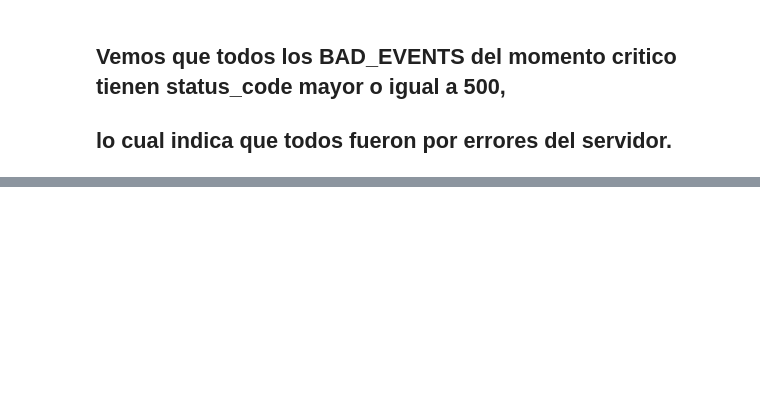
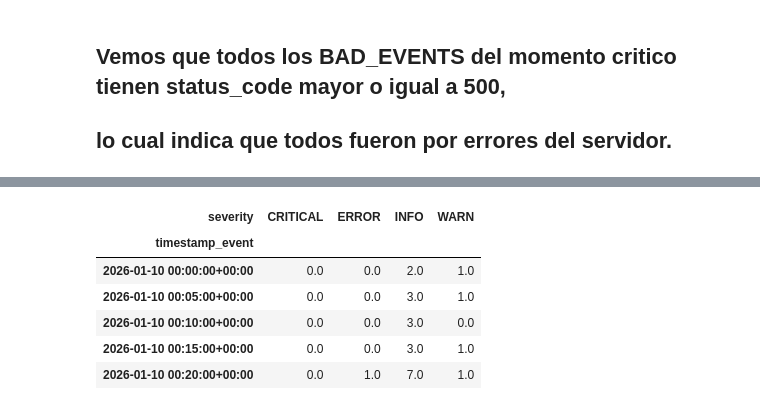
Before and after one commit to CarlosScura/Interpretacion-de-Logs, a Jupyter notebook: interpretacion_logs.ipynb, the cells around one changed output, grey strips where cells are left out. Cells and saved outputs as stored; diff of their text form; code cells hidden in the pictures; blank space fills up the shorter version.

```diff
--- a/interpretacion_logs.ipynb
+++ b/interpretacion_logs.ipynb
@@ -287,0 +374,11 @@ Name: count, dtype: int64
+# %%
+graf1 = graf1.unstack('severity').fillna(0)
+graf1.head()
+# %% [output]
+| severity | CRITICAL | ERROR | INFO | WARN |
+| timestamp_event |  |  |  |  |
+| 2026-01-10 00:00:00+00:00 | 0.0 | 0.0 | 2.0 | 1.0 |
+| 2026-01-10 00:05:00+00:00 | 0.0 | 0.0 | 3.0 | 1.0 |
+| 2026-01-10 00:10:00+00:00 | 0.0 | 0.0 | 3.0 | 0.0 |
+| 2026-01-10 00:15:00+00:00 | 0.0 | 0.0 | 3.0 | 1.0 |
+| 2026-01-10 00:20:00+00:00 | 0.0 | 1.0 | 7.0 | 1.0 |
```
Also changed, not shown: parts of 25 cells of this notebook.
